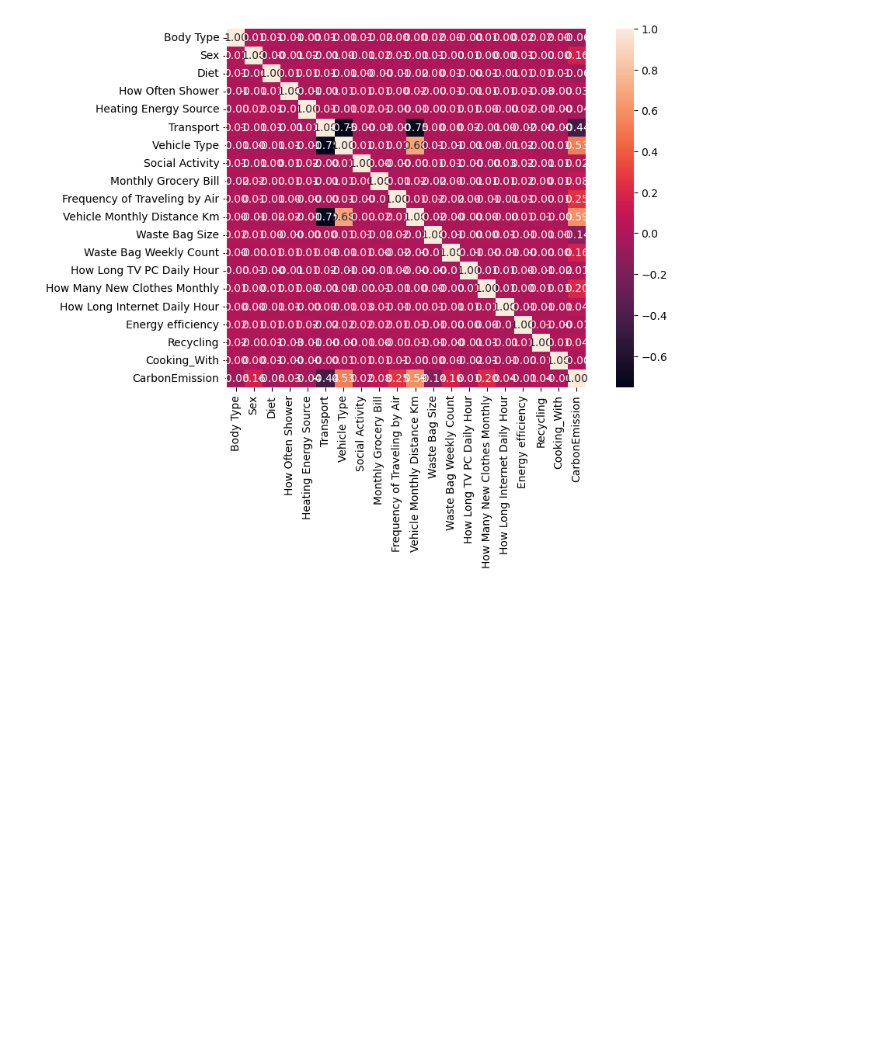
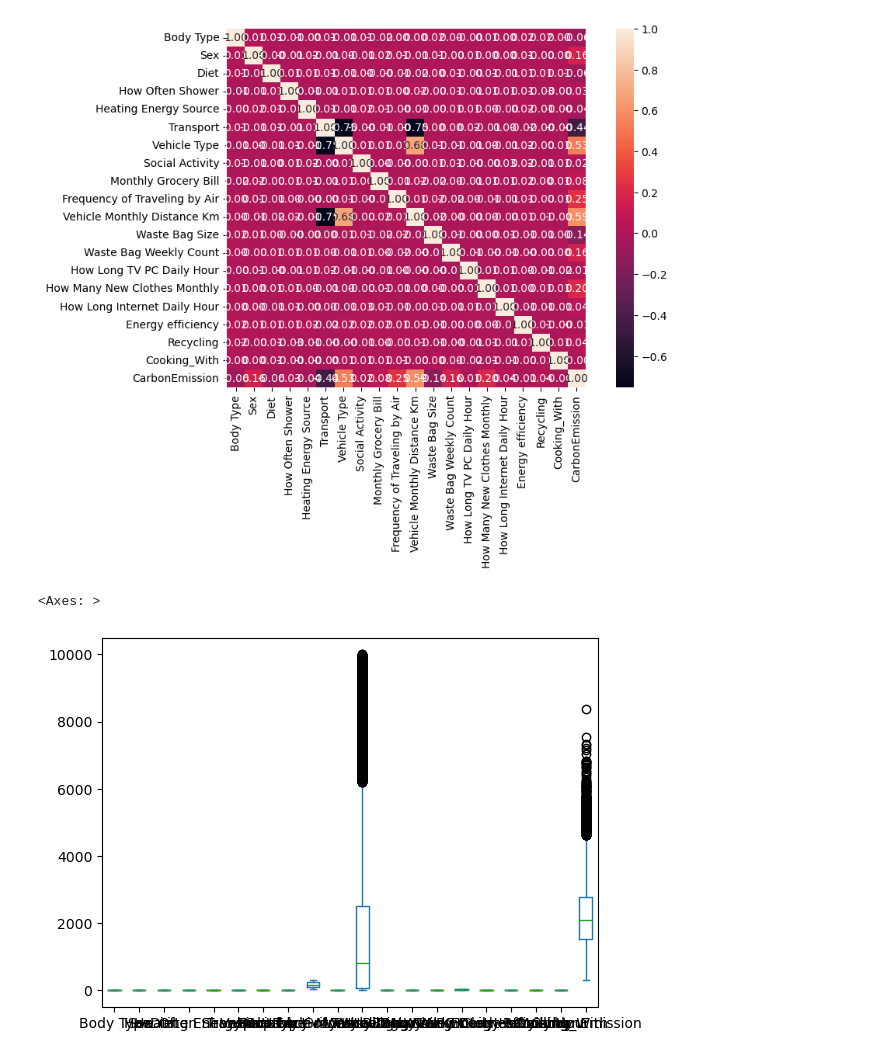
Before and after one commit to cph-oo221/Dat4-BI-Exam, a Jupyter notebook: Main.ipynb, the cells around one changed output. Drawn from its saved outputs; the diff is of its cells as text; code cells hidden in the pictures; blank space fills up the shorter version.

```diff
--- a/Main.ipynb
+++ b/Main.ipynb
@@ -166,3 +192,8 @@ sns.heatmap(corr_matrix, annot=True, square=True, fmt=".2f")
 plt.show()
 # %% [output]
 [figure]
+# %%
+df_numeric.plot.box()
+# %% [output]
+<Axes: >
+[figure, added]
```
Also changed, not shown: parts of 7 cells of this notebook.
